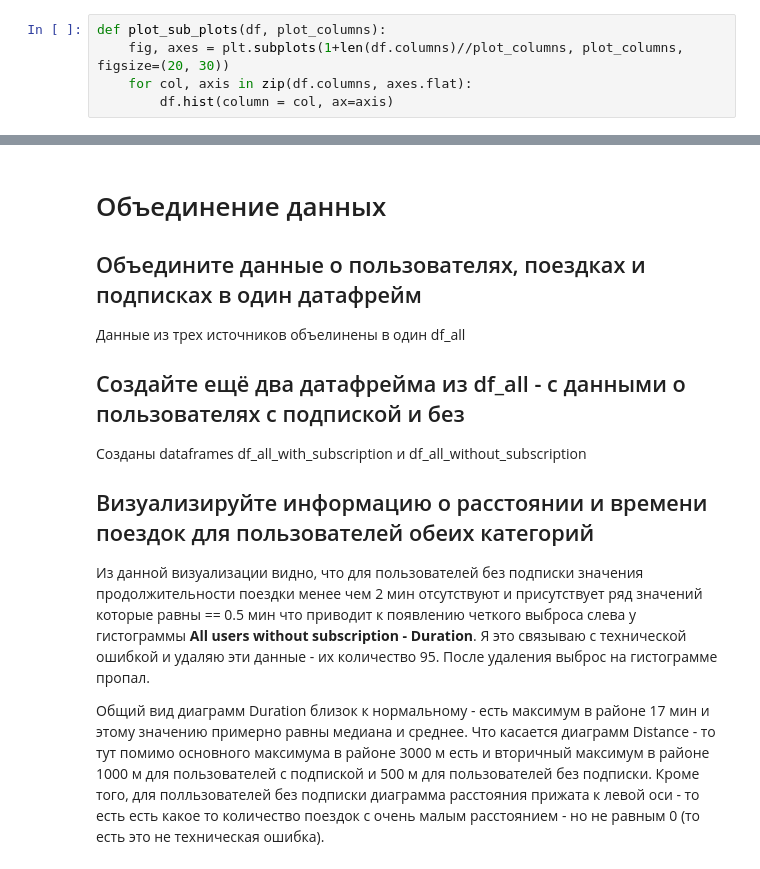
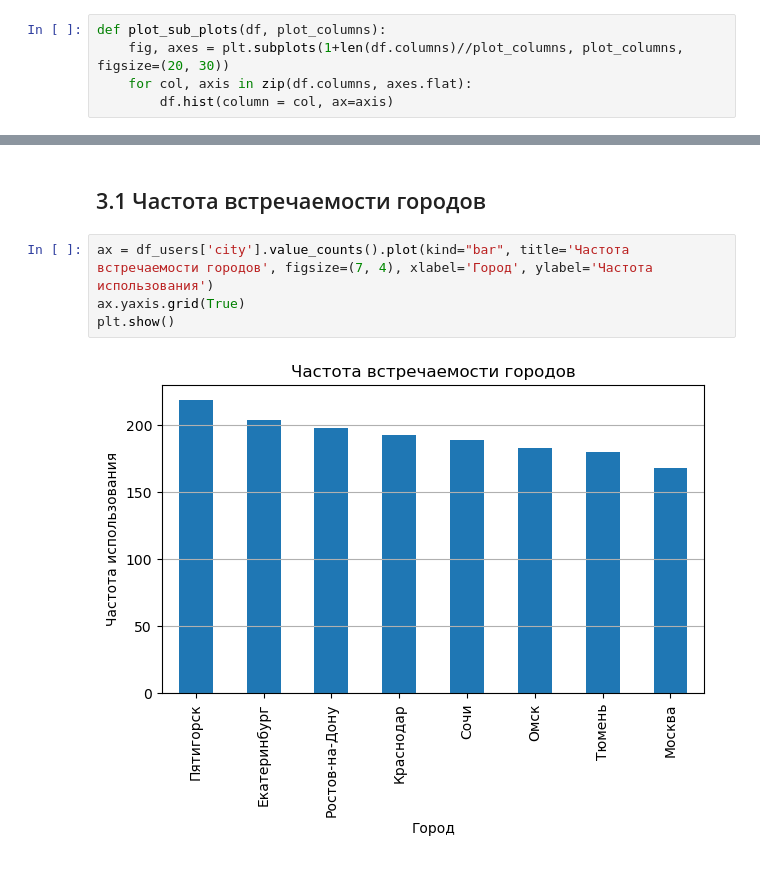
Before and after one commit to theotheo46/ds, a Jupyter notebook: users_go.ipynb, the cells around one changed output, grey strips where cells are left out. Saved outputs shown, nothing was run; the diff lists cells and outputs as text.

```diff
--- a/users_go.ipynb
+++ b/users_go.ipynb
@@ -211,16 +218,8 @@ Name: distance, Length: 6500, dtype: float64
-# %% [markdown]
-# Объединение данных
-## Объедините данные о пользователях, поездках и подписках в один датафрейм
-
-Данные из трех источников объелинены в один df_all
-
-## Создайте ещё два датафрейма из df_all - c данными о пользователях с подпиской и без
-
-Созданы dataframes df_all_with_subscription и df_all_without_subscription
-
-## Визуализируйте информацию о расстоянии и времени поездок для пользователей обеих категорий
-
-Из данной визуализации видно, что для пользователей без подписки значения продолжительности поездки менее чем 2 мин отсутствуют и присутствует ряд значений которые равны == 0.5 мин что приводит к появлению четкого выброса слева у гистограммы **All users without subscription - Duration**. Я это связываю с технической ошибкой и удаляю эти данные - их количество 95. После удаления выброс на гистограмме пропал.
-
-Общий вид диаграмм Duration близок к нормальному - есть максимум в районе 17 мин и этому значению примерно равны медиана и среднее.
-Что касается диаграмм Distance - то тут помимо основного максимума в районе 3000 м есть и вторичный максимум в районе 1000 м для пользователей с подпиской и 500 м для пользователей без подписки. Кроме того, для полльзователей без подписки диаграмма расстояния прижата к левой оси - то есть есть какое то количество поездок с очень малым расстоянием - но не равным 0 (то есть это не техническая ошибка).
+# %% [markdown]
+## 3.1 Частота встречаемости городов
+# %%
+ax = df_users['city'].value_counts().plot(kind="bar", title='Частота встречаемости городов', figsize=(7, 4), xlabel='Город', ylabel='Частота использования')
+ax.yaxis.grid(True)
+plt.show()
+# %% [output]
+[figure, added]
```
Also changed, not shown: parts of 101 cells of this notebook.
